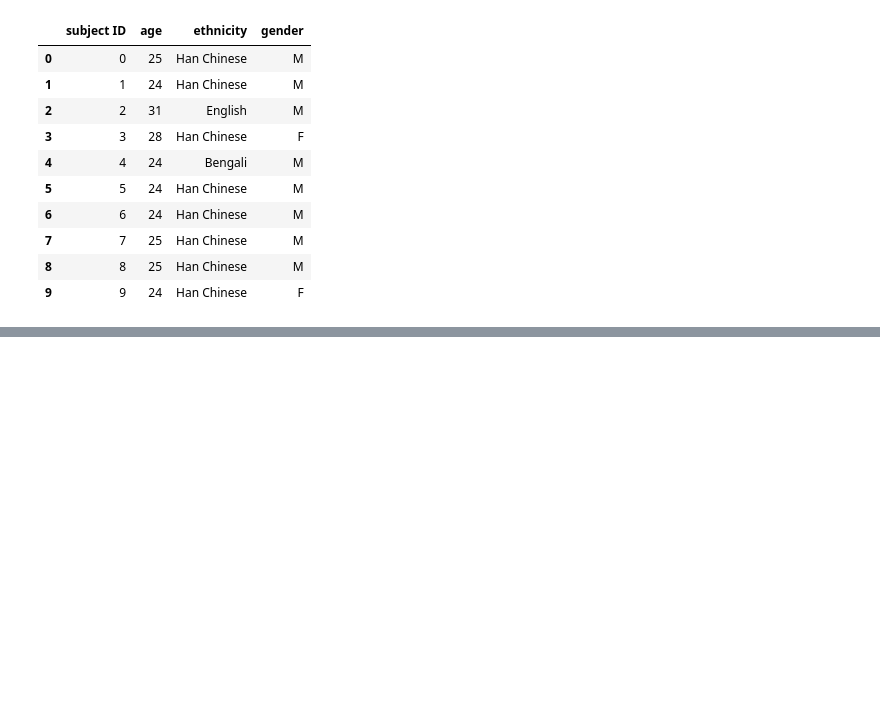
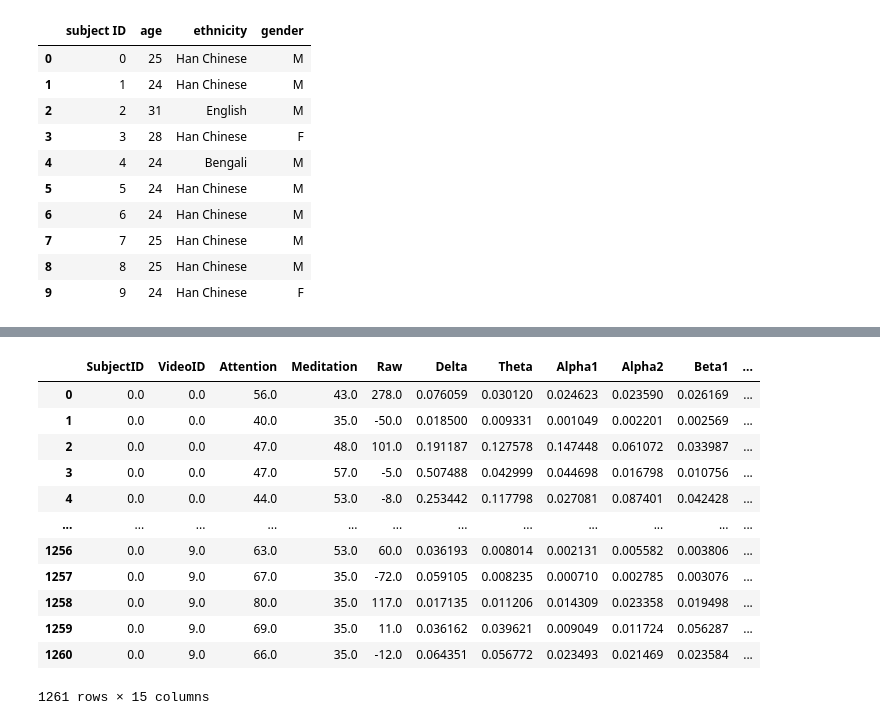
Before and after one commit to lseseri/EEG_confusion_analysis, a Jupyter notebook: Untitled.ipynb, the cells around one changed output, grey strips where cells are left out. Saved outputs shown, nothing was run; the diff lists cells and outputs as text; code cells hidden in the pictures; blank space fills up the shorter version.

```diff
--- a/Untitled.ipynb
+++ b/Untitled.ipynb
@@ -37,0 +48,17 @@ eeg_df
+# %%
+# subject 1
+eeg_df[eeg_df['SubjectID'] == 0]
+# %% [output]
+|  | SubjectID | VideoID | Attention | Meditation | Raw | Delta | Theta | Alpha1 | Alpha2 | Beta1 | ... |
+| 0 | 0.0 | 0.0 | 56.0 | 43.0 | 278.0 | 0.076059 | 0.030120 | 0.024623 | 0.023590 | 0.026169 | ... |
+| 1 | 0.0 | 0.0 | 40.0 | 35.0 | -50.0 | 0.018500 | 0.009331 | 0.001049 | 0.002201 | 0.002569 | ... |
+| 2 | 0.0 | 0.0 | 47.0 | 48.0 | 101.0 | 0.191187 | 0.127578 | 0.147448 | 0.061072 | 0.033987 | ... |
+| 3 | 0.0 | 0.0 | 47.0 | 57.0 | -5.0 | 0.507488 | 0.042999 | 0.044698 | 0.016798 | 0.010756 | ... |
+| 4 | 0.0 | 0.0 | 44.0 | 53.0 | -8.0 | 0.253442 | 0.117798 | 0.027081 | 0.087401 | 0.042428 | ... |
+| ... | ... | ... | ... | ... | ... | ... | ... | ... | ... | ... | ... |
+| 1256 | 0.0 | 9.0 | 63.0 | 53.0 | 60.0 | 0.036193 | 0.008014 | 0.002131 | 0.005582 | 0.003806 | ... |
+| 1257 | 0.0 | 9.0 | 67.0 | 35.0 | -72.0 | 0.059105 | 0.008235 | 0.000710 | 0.002785 | 0.003076 | ... |
+| 1258 | 0.0 | 9.0 | 80.0 | 35.0 | 117.0 | 0.017135 | 0.011206 | 0.014309 | 0.023358 | 0.019498 | ... |
+| 1259 | 0.0 | 9.0 | 69.0 | 35.0 | 11.0 | 0.036162 | 0.039621 | 0.009049 | 0.011724 | 0.056287 | ... |
+| 1260 | 0.0 | 9.0 | 66.0 | 35.0 | -12.0 | 0.064351 | 0.056772 | 0.023493 | 0.021469 | 0.023584 | ... |
+1261 rows × 15 columns
```
Also changed, not shown: parts of 10 cells of this notebook.
